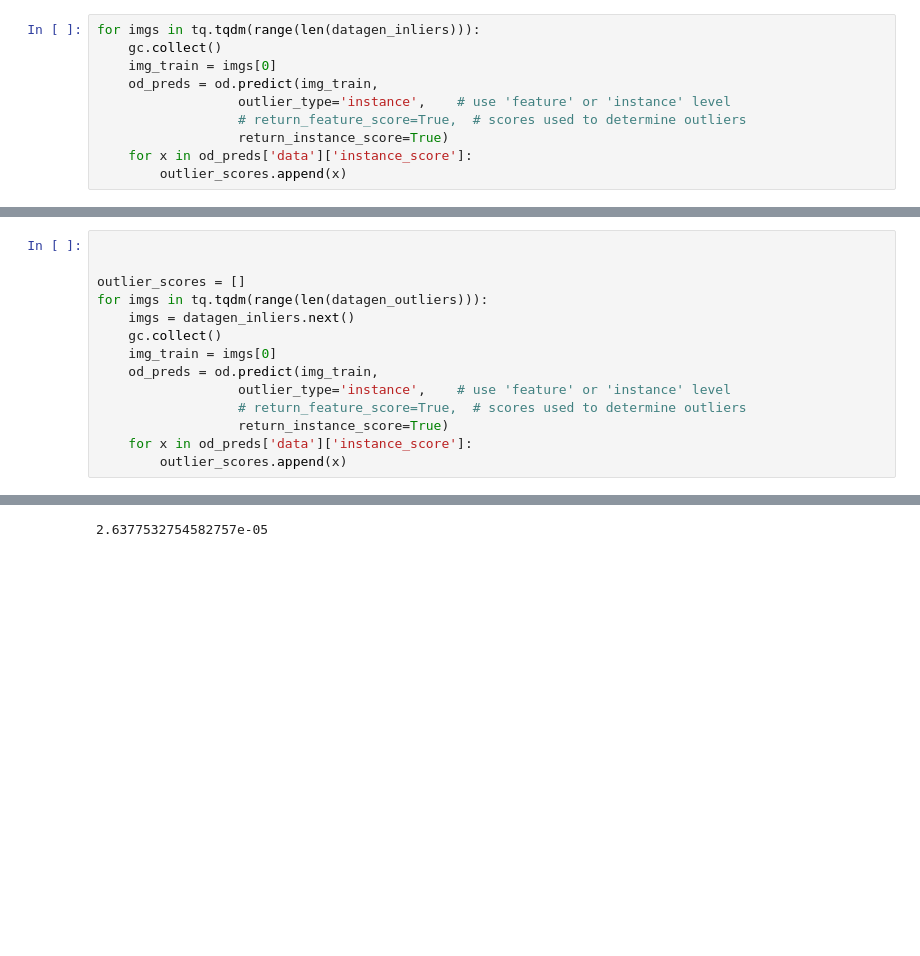
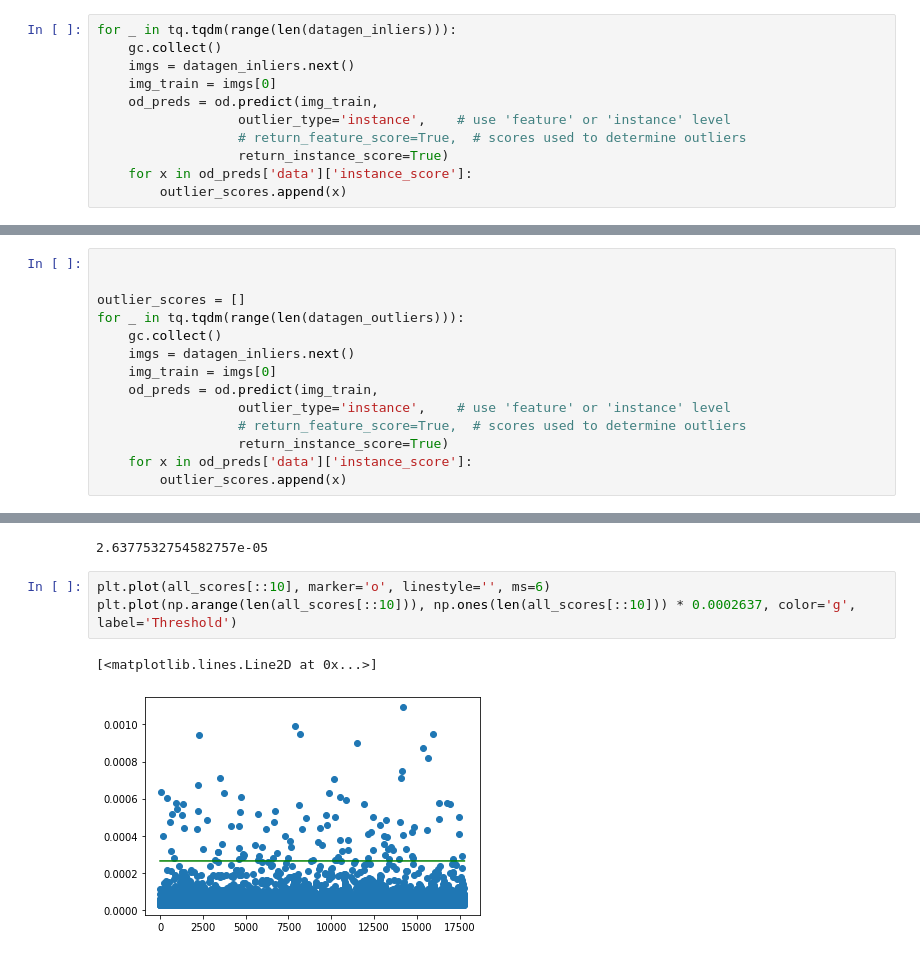
Before and after one commit to jenshenriksson/smirk-yolo, a Jupyter notebook: vae_evaluation.ipynb, the cells around one changed output, grey strips where cells are left out. Saved outputs shown, nothing was run; the diff lists cells and outputs as text; blank space fills up the shorter version.

Commit message:
added evaluation of VAE and threshold calc

```diff
--- a/vae_evaluation.ipynb
+++ b/vae_evaluation.ipynb
@@ -51,8 +51,9 @@ Found 1000 images belonging to 2 classes.
 # %%
 outlier_scores = []
 # %%
-for imgs in tq.tqdm(range(len(datagen_inliers))):
+for _ in tq.tqdm(range(len(datagen_inliers))):
     gc.collect()
+    imgs = datagen_inliers.next()
     img_train = imgs[0]
     od_preds = od.predict(img_train,
                   outlier_type='instance',    # use 'feature' or 'instance' level
@@ -66,9 +67,9 @@ KeyboardInterrupt:
 
 
 outlier_scores = []
-for imgs in tq.tqdm(range(len(datagen_outliers))):
+for _ in tq.tqdm(range(len(datagen_outliers))):
+    gc.collect()
     imgs = datagen_inliers.next()
-    gc.collect()
     img_train = imgs[0]
     od_preds = od.predict(img_train,
                   outlier_type='instance',    # use 'feature' or 'instance' level
@@ -131,3 +133,9 @@ np.percentile(all_scores, 0.99)
 np.percentile(all_scores, len(outlier_scores)/len(all_scores))
 # %% [output]
 2.6377532754582757e-05
+# %%
+plt.plot(all_scores[::10], marker='o', linestyle='', ms=6)
+plt.plot(np.arange(len(all_scores[::10])), np.ones(len(all_scores[::10])) * 0.0002637, color='g', label='Threshold')
+# %% [output]
+[<matplotlib.lines.Line2D at 0x...>]
+[figure, added]
```
Also changed, not shown: parts of 6 cells of this notebook.
